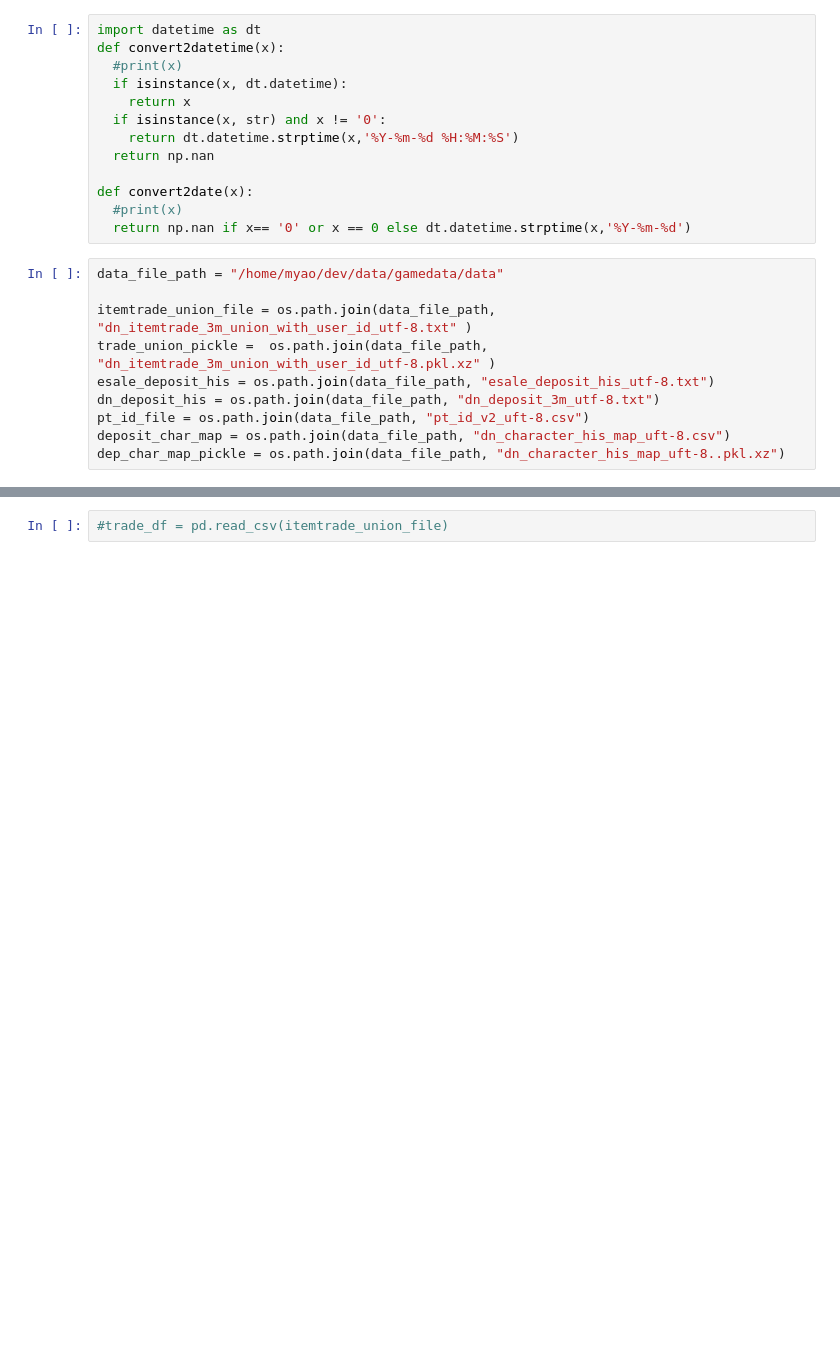
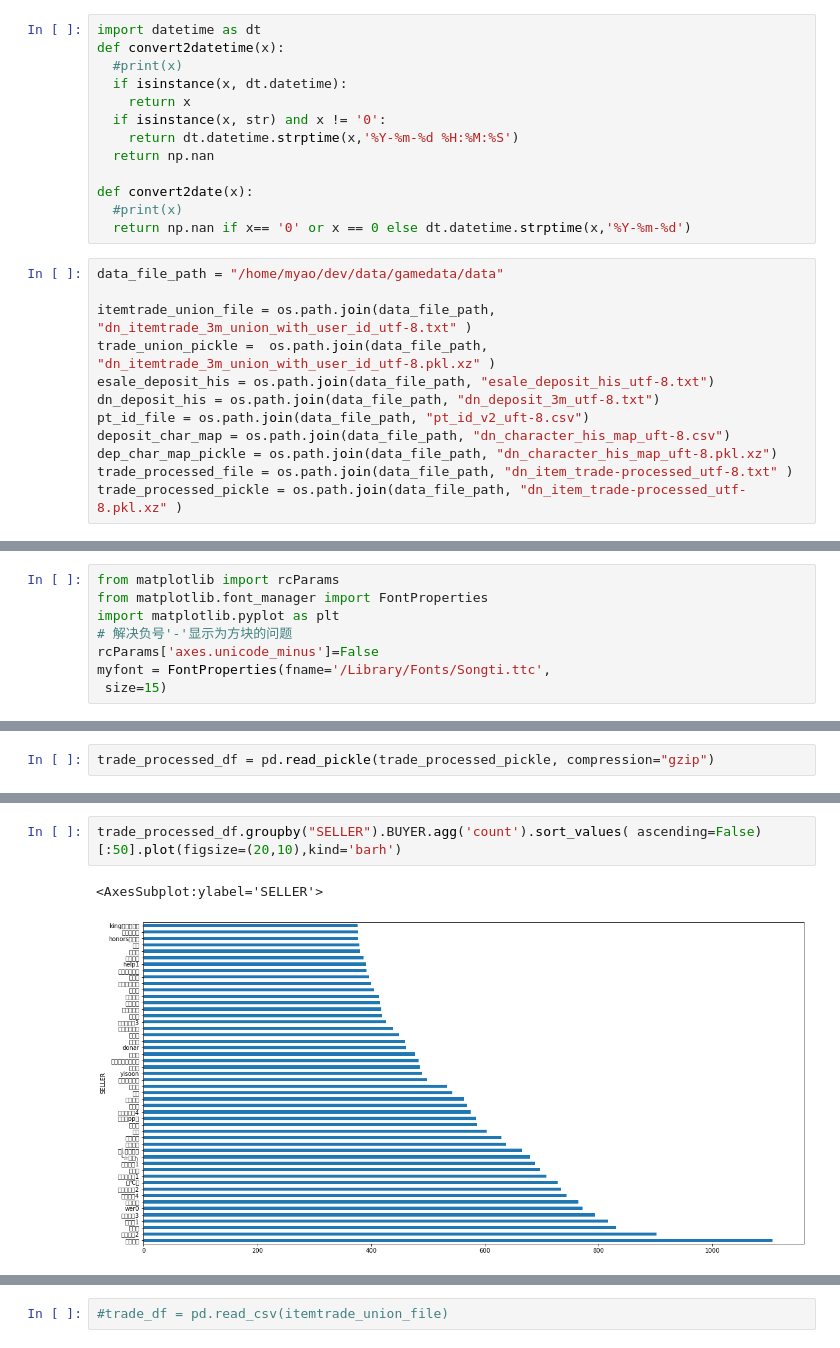
Before and after one commit to jesse11883/gamedata, a Jupyter notebook: gamedatav1.ipynb, the cells around one changed output, grey strips where cells are left out. Cells and saved outputs as stored; diff of their text form; blank space fills up the shorter version.

```diff
--- a/gamedatav1.ipynb
+++ b/gamedatav1.ipynb
@@ -48,4 +50,6 @@ esale_deposit_his = os.path.join(data_file_path, "esale_deposit_his_utf-8.txt")
 dn_deposit_his = os.path.join(data_file_path, "dn_deposit_3m_utf-8.txt")
 pt_id_file = os.path.join(data_file_path, "pt_id_v2_uft-8.csv")
 deposit_char_map = os.path.join(data_file_path, "dn_character_his_map_uft-8.csv")
-dep_char_map_pickle = os.path.join(data_file_path, "dn_character_his_map_uft-8..pkl.xz")
+dep_char_map_pickle = os.path.join(data_file_path, "dn_character_his_map_uft-8.pkl.xz")
+trade_processed_file = os.path.join(data_file_path, "dn_item_trade-processed_utf-8.txt" )
+trade_processed_pickle = os.path.join(data_file_path, "dn_item_trade-processed_utf-8.pkl.xz" )
@@ -51,0 +83,8 @@ dep_char_map_pickle = os.path.join(data_file_path, "dn_character_his_map_uft-8..
+# %%
+from matplotlib import rcParams
+from matplotlib.font_manager import FontProperties
+import matplotlib.pyplot as plt
+# 解决负号'-'显示为方块的问题
+rcParams['axes.unicode_minus']=False
+myfont = FontProperties(fname='/Library/Fonts/Songti.ttc',
+ size=15)
@@ -51,0 +97,2 @@ dep_char_map_pickle = os.path.join(data_file_path, "dn_character_his_map_uft-8..
+# %%
+trade_processed_df = pd.read_pickle(trade_processed_pickle, compression="gzip")
@@ -51,0 +115,5 @@ dep_char_map_pickle = os.path.join(data_file_path, "dn_character_his_map_uft-8..
+# %%
+trade_processed_df.groupby("SELLER").BUYER.agg('count').sort_values( ascending=False)[:50].plot(figsize=(20,10),kind='barh')
+# %% [output]
+<AxesSubplot:ylabel='SELLER'>
+[figure, added]
```
Also changed, not shown: parts of 12 cells of this notebook, 8 other files.
